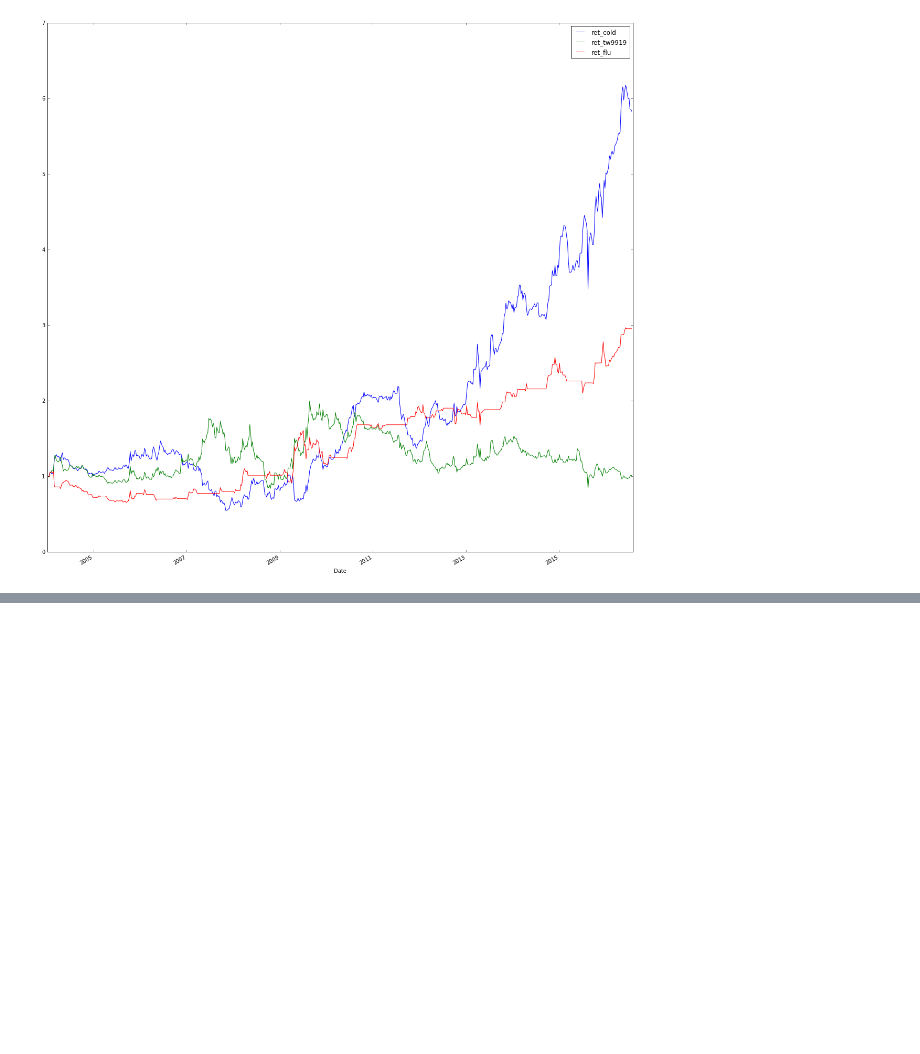
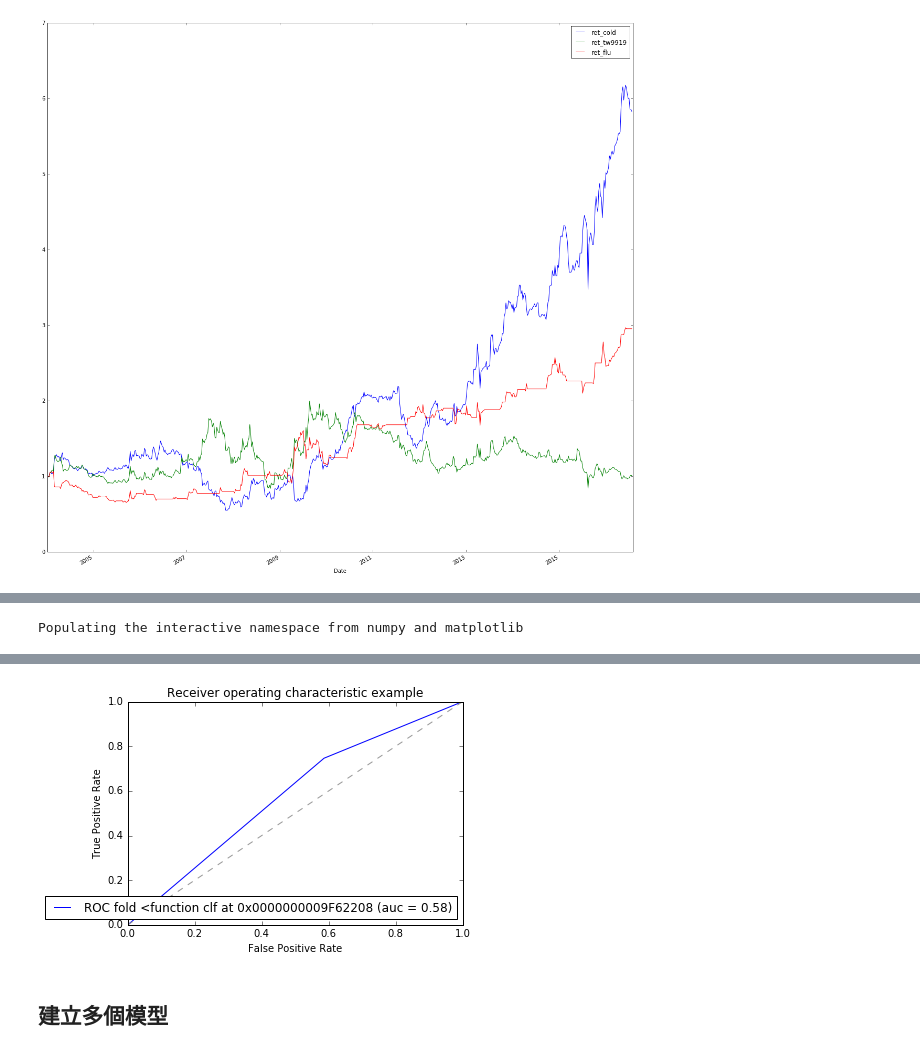
Before and after one commit to ywchiu/pyfintech, a Jupyter notebook: 20160806Demo.ipynb, the cells around one changed output, grey strips where cells are left out. Cells and saved outputs as stored; diff of their text form; code cells hidden in the pictures; blank space fills up the shorter version.

```diff
--- a/20160806Demo.ipynb
+++ b/20160806Demo.ipynb
@@ -632,0 +727,4 @@ data.head(10)
+# %%
+import pandas as pd
+testset = pd.read_csv('C:\\Users\\Student\\Test50.csv')
+testset.head()
@@ -632,0 +739,18 @@ data.head(10)
+# %%
+# 類別資料
+cat_var = [u'Account.Balance', u'Payment.Status.of.Previous.Credit',
+       u'Purpose', u'Value.Savings.Stocks',
+       u'Length.of.current.employment', u'Instalment.per.cent',
+       u'Sex...Marital.Status', u'Guarantors', u'Duration.in.Current.address',
+       u'Most.valuable.available.asset', u'Concurrent.Credits',
+       u'Type.of.apartment', u'No.of.Credits.at.this.Bank', u'Occupation',
+       u'No.of.dependents', u'Telephone', u'Foreign.Worker']
+# 數值資料
+num_var = [u'Duration.of.Credit..month.', u'Credit.Amount', u'Age..years.']
+# %%
+test_df = testset['Creditability']
+
+for var in cat_var:
+    test_df = pd.concat([test_df,pd.get_dummies(testset[var])],axis=1)
+
+test_df = pd.concat([test_df,testset[num_var]],axis=1)
@@ -632,0 +794,3 @@ data.head(10)
+# %%
+pred_scr = clf.predict_proba(test_df.drop('Creditability', axis = 1))[:, 1]
+print pred_scr
@@ -632,0 +815,22 @@ data.head(10)
+# %%
+%pylab inline
+from sklearn.metrics import roc_curve, auc
+import matplotlib.pyplot as plt
+
+fpr, tpr, thresholds = roc_curve(test_df['Creditability'], pred_scr)
+roc_auc =  auc(fpr, tpr)
+md = str(clf)
+md = md[:md.find('(')]
+plt.plot(fpr, tpr, label='ROC fold %s (auc = %0.2f)' % (md, roc_auc))
+
+# 圖表配置
+plt.plot([0, 1], [0, 1], '--', color=(0.6, 0.6, 0.6))
+plt.xlim([0, 1])
+plt.ylim([0, 1])
+plt.xlabel('False Positive Rate')
+plt.ylabel('True Positive Rate')
+plt.title('Receiver operating characteristic example')
+plt.legend(loc="lower right")
+plt.show()
+# %% [output]
+Populating the interactive namespace from numpy and matplotlib
@@ -632,0 +839,3 @@ data.head(10)
+[figure, added]
+# %% [markdown]
+## 建立多個模型
```
Also changed, not shown: parts of 22 cells of this notebook.
